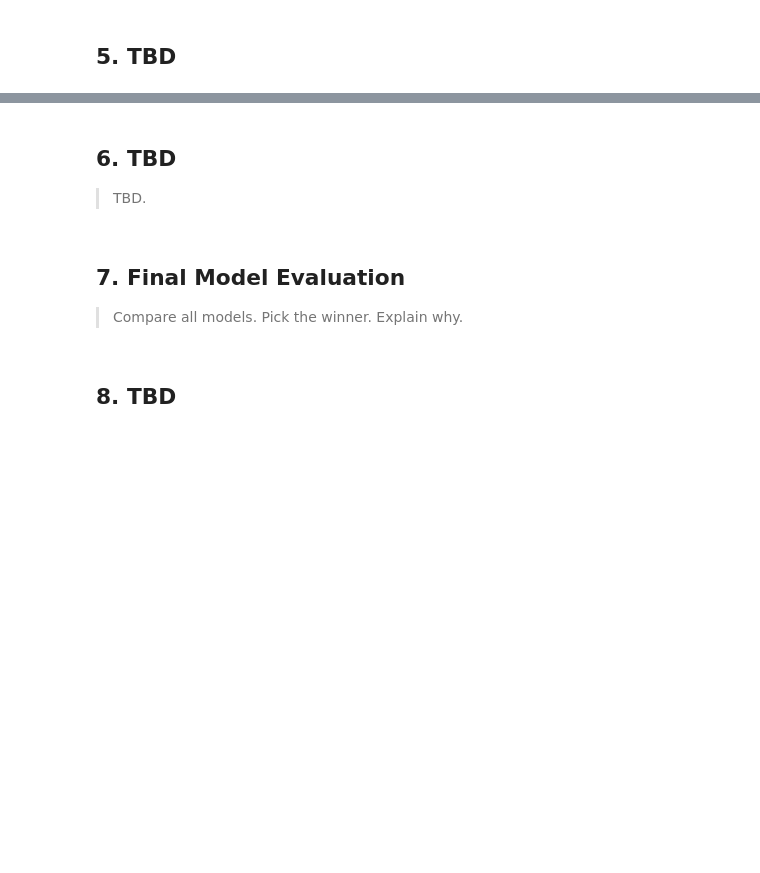
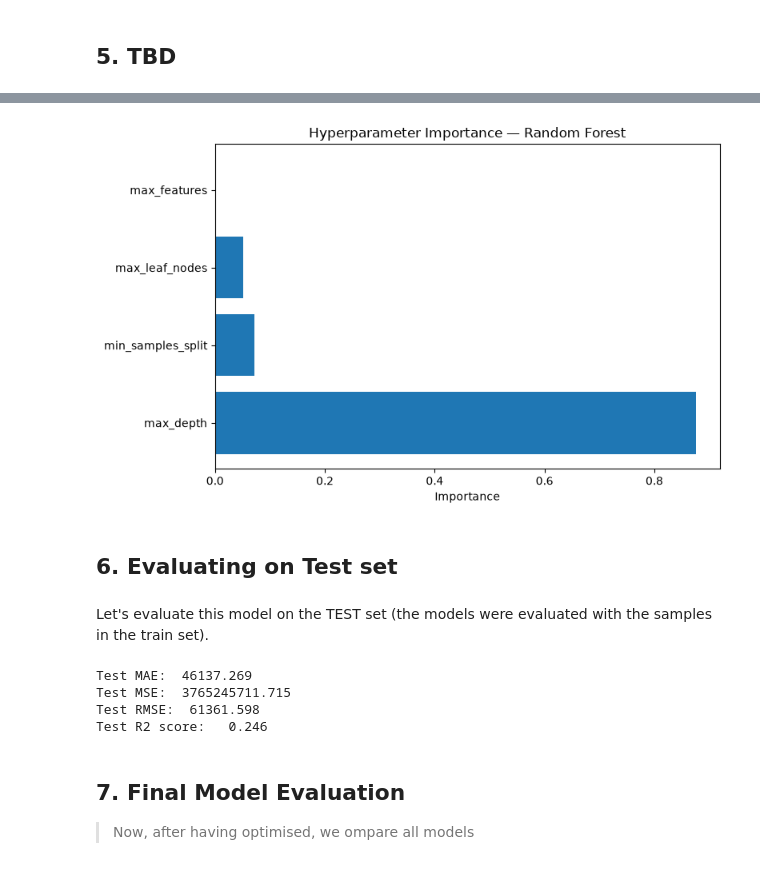
Before and after one commit to cadiyubu/Project_W7_CoffeeHealth, a Jupyter notebook: notebooks/model_building_diana.ipynb, the cells around one changed output, grey strips where cells are left out. Cells and saved outputs as stored; diff of their text form; code cells hidden in the pictures; blank space fills up the shorter version.

```diff
--- a/notebooks/model_building_diana.ipynb
+++ b/notebooks/model_building_diana.ipynb
@@ -37,3 +242,15 @@ The history saving thread hit an unexpected error (OperationalError('attempt to
+# %%
+import optuna.importance
+
+importances = optuna.importance.get_param_importances(study)
+
+plt.figure(figsize=(8, 5))
+plt.barh(list(importances.keys()), list(importances.values()))
+plt.xlabel('Importance')
+plt.title('Hyperparameter Importance — Random Forest')
+plt.tight_layout()
+plt.show()
+# %% [output]
+[figure, added]
 # %% [markdown]
-## 6. TBD
-> TBD.
+## 6. Evaluating on Test set
@@ -42,5 +257,21 @@ The history saving thread hit an unexpected error (OperationalError('attempt to
+# %% [markdown]
+Let's evaluate this model on the TEST set (the models were evaluated with the samples in the train set).
+# %%
+best_model = RandomForestRegressor(random_state=42, **study.best_params)
+best_model.fit(X_train_std_df, y_train)
+y_pred_test_df = best_model.predict(X_test_std_df)
+
+print(f"Test MAE: {mean_absolute_error(y_pred_test_df, y_test): .3f}")
+print(f"Test MSE: {mean_squared_error(y_pred_test_df, y_test): .3f}")
+print(f"Test RMSE: {root_mean_squared_error(y_pred_test_df, y_test): .3f}")
+print(f"Test R2 score:  {best_model.score(X_test_std_df, y_test): .3f}")
+# %% [output]
+Test MAE:  46137.269
+Test MSE:  3765245711.715
+Test RMSE:  61361.598
+Test R2 score:   0.246
 # %% [markdown]
 ## 7. Final Model Evaluation
-> Compare all models. Pick the winner. Explain why.
+> Now, after having optimised, we ompare all models
 # %%
 #TBD
@@ -47,2 +280,0 @@ The history saving thread hit an unexpected error (OperationalError('attempt to
-# %% [markdown]
-## 8. TBD
```
Also changed, not shown: parts of 27 cells of this notebook, 3 other files.
